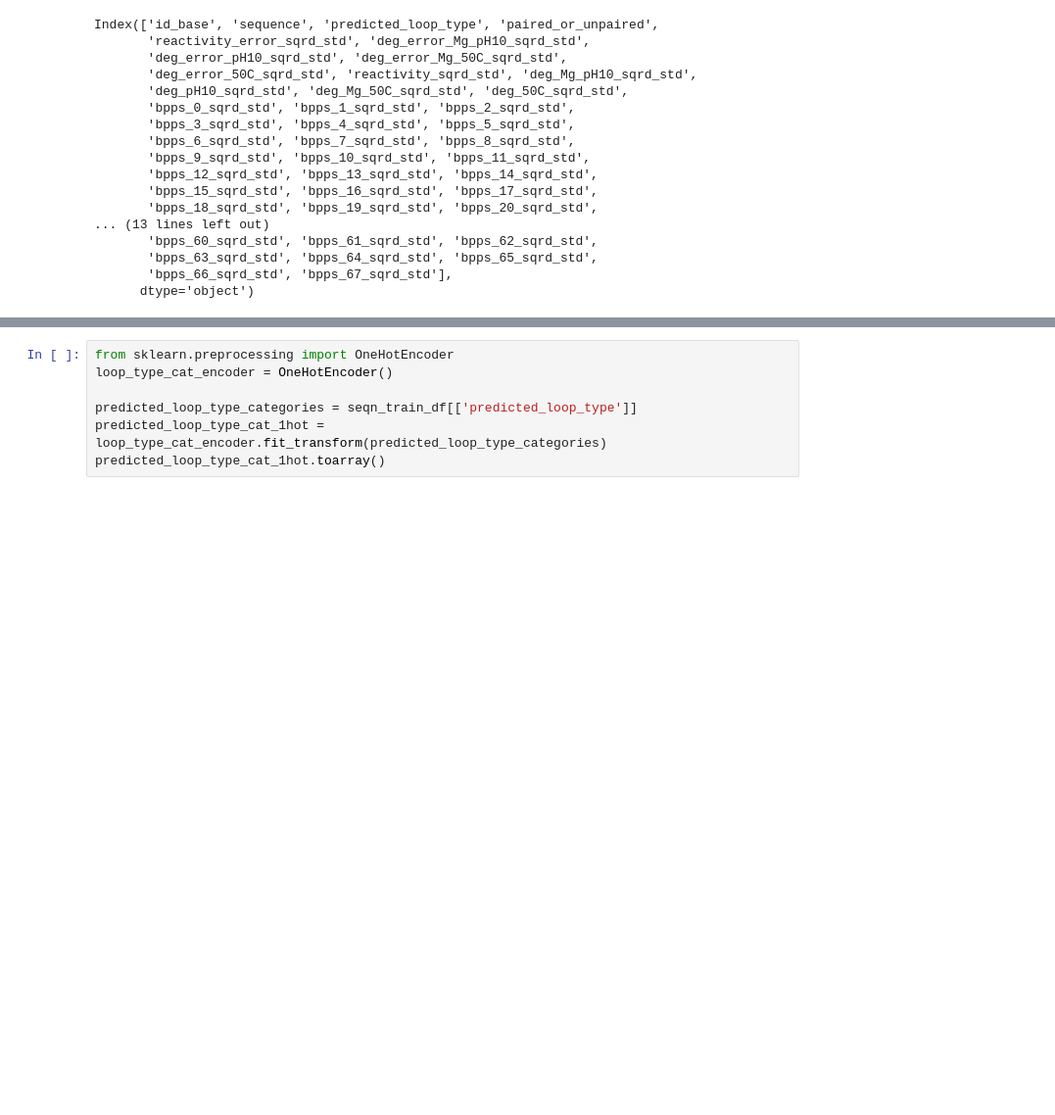
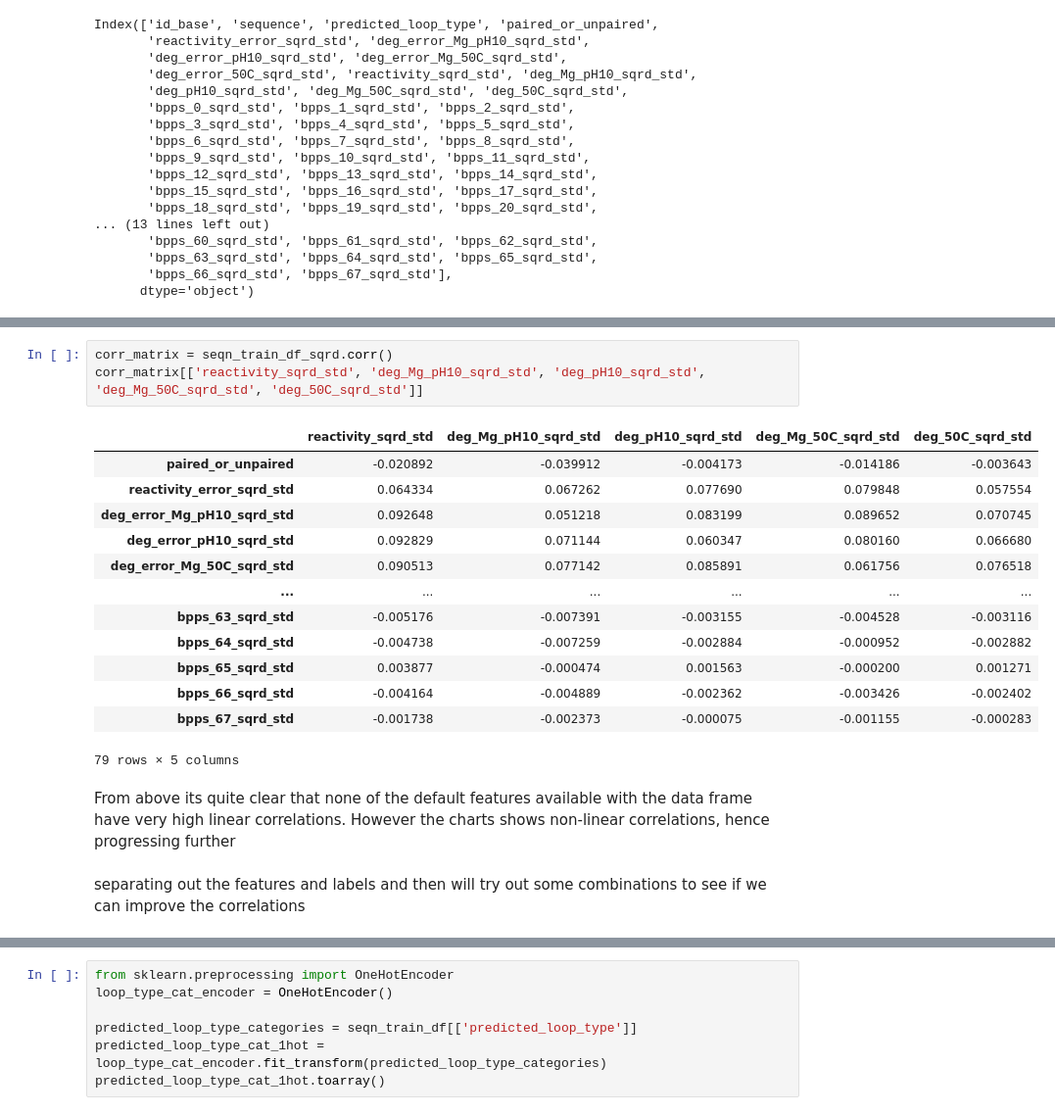
Before and after one commit to sumaniitm/kaggle-mRNA-feature-engineering, a Jupyter notebook: notebook-covid19-mrna.ipynb, the cells around one changed output, grey strips where cells are left out. Shown: that part at 98% size. Drawn from its saved outputs; the diff is of its cells as text; blank space fills up the shorter version.

```diff
--- a/notebook-covid19-mrna.ipynb
+++ b/notebook-covid19-mrna.ipynb
@@ -260,0 +279,21 @@ scatter_plot_arr = scatter_matrix(seqn_train_df_sqrd[attributes], figsize=(20,12
+# %%
+corr_matrix = seqn_train_df_sqrd.corr()
+corr_matrix[['reactivity_sqrd_std', 'deg_Mg_pH10_sqrd_std', 'deg_pH10_sqrd_std', 'deg_Mg_50C_sqrd_std', 'deg_50C_sqrd_std']]
+# %% [output]
+|  | reactivity_sqrd_std | deg_Mg_pH10_sqrd_std | deg_pH10_sqrd_std | deg_Mg_50C_sqrd_std | deg_50C_sqrd_std |
+| paired_or_unpaired | -0.020892 | -0.039912 | -0.004173 | -0.014186 | -0.003643 |
+| reactivity_error_sqrd_std | 0.064334 | 0.067262 | 0.077690 | 0.079848 | 0.057554 |
+| deg_error_Mg_pH10_sqrd_std | 0.092648 | 0.051218 | 0.083199 | 0.089652 | 0.070745 |
+| deg_error_pH10_sqrd_std | 0.092829 | 0.071144 | 0.060347 | 0.080160 | 0.066680 |
+| deg_error_Mg_50C_sqrd_std | 0.090513 | 0.077142 | 0.085891 | 0.061756 | 0.076518 |
+| ... | ... | ... | ... | ... | ... |
+| bpps_63_sqrd_std | -0.005176 | -0.007391 | -0.003155 | -0.004528 | -0.003116 |
+| bpps_64_sqrd_std | -0.004738 | -0.007259 | -0.002884 | -0.000952 | -0.002882 |
+| bpps_65_sqrd_std | 0.003877 | -0.000474 | 0.001563 | -0.000200 | 0.001271 |
+| bpps_66_sqrd_std | -0.004164 | -0.004889 | -0.002362 | -0.003426 | -0.002402 |
+| bpps_67_sqrd_std | -0.001738 | -0.002373 | -0.000075 | -0.001155 | -0.000283 |
+79 rows × 5 columns
+# %% [markdown]
+From above its quite clear that none of the default features available with the data frame have very high linear correlations. However the charts shows non-linear correlations, hence progressing further
+# %% [markdown]
+separating out the features and labels and then will try out some combinations to see if we can improve the correlations
```
Also changed, not shown: parts of 17 cells of this notebook.
